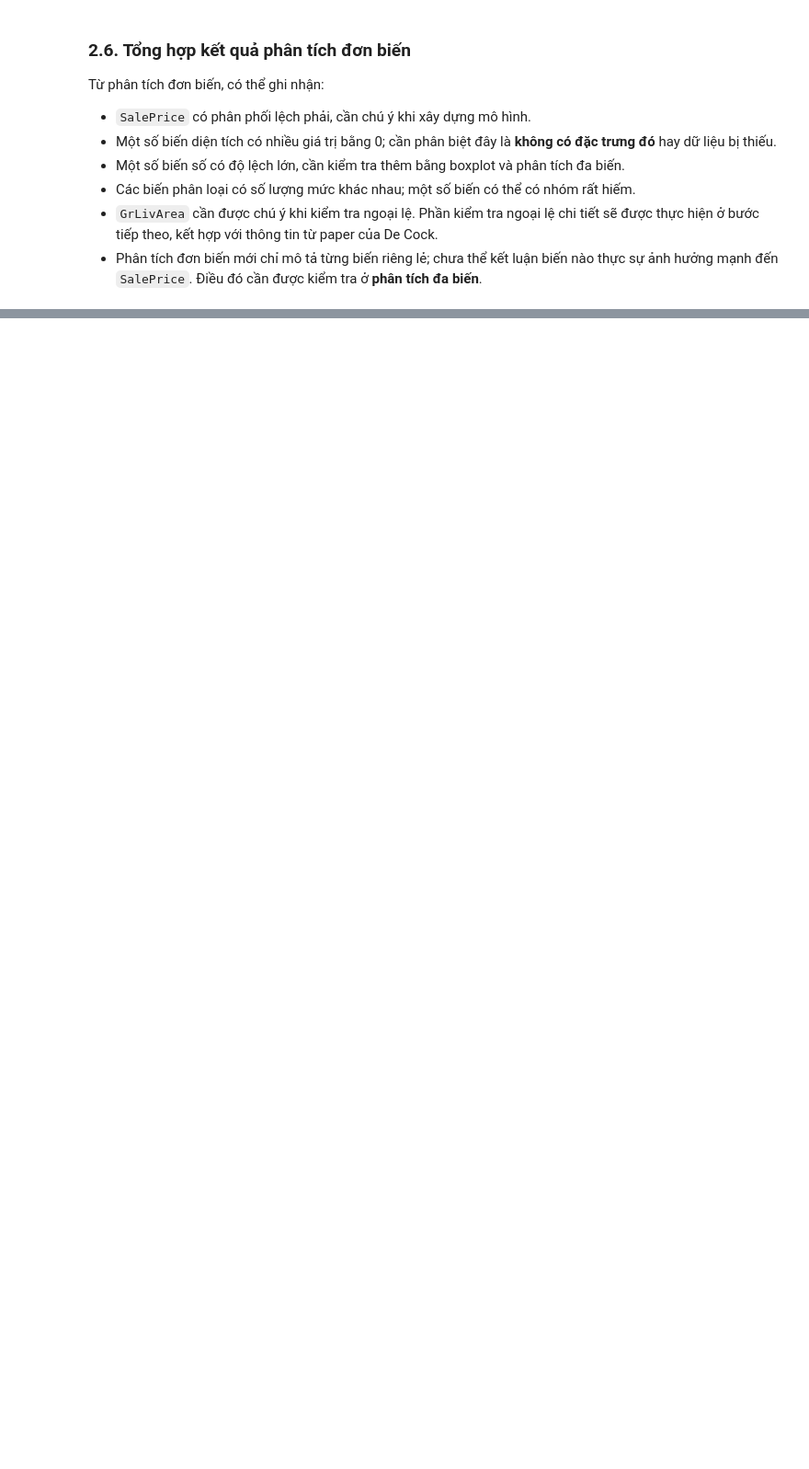
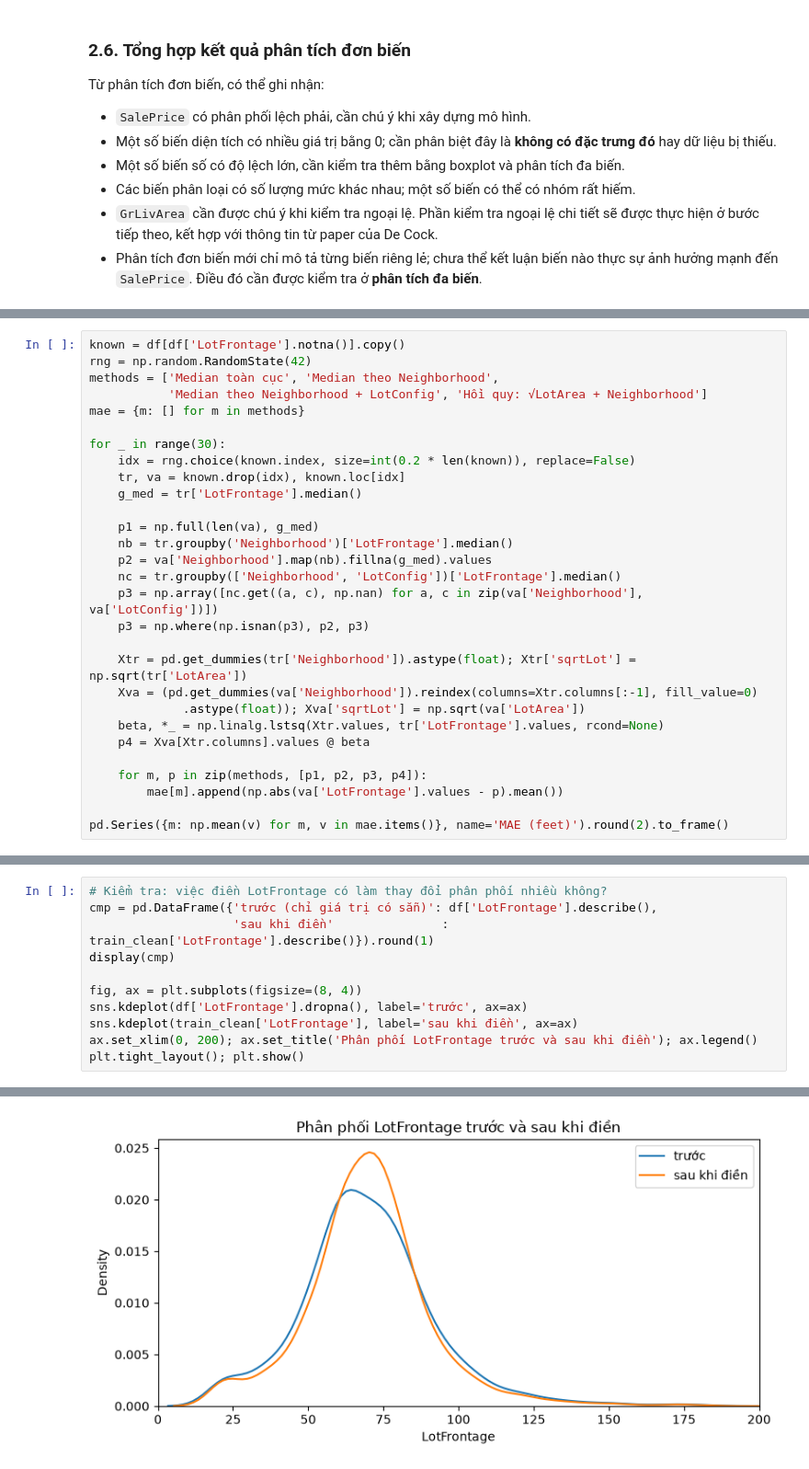
Before and after one commit to qannee/machine_learning, a Jupyter notebook: eda.ipynb, the cells around one changed output, grey strips where cells are left out. Shown at 92% size. Cells and saved outputs as stored; diff of their text form; blank space fills up the shorter version.

```diff
--- a/eda.ipynb
+++ b/eda.ipynb
@@ -334,0 +514,29 @@ Từ phân tích đơn biến, có thể ghi nhận:
+# %%
+known = df[df['LotFrontage'].notna()].copy()
+rng = np.random.RandomState(42)
+methods = ['Median toàn cục', 'Median theo Neighborhood',
+           'Median theo Neighborhood + LotConfig', 'Hồi quy: √LotArea + Neighborhood']
+mae = {m: [] for m in methods}
+
+for _ in range(30):
+    idx = rng.choice(known.index, size=int(0.2 * len(known)), replace=False)
+    tr, va = known.drop(idx), known.loc[idx]
+    g_med = tr['LotFrontage'].median()
+
+    p1 = np.full(len(va), g_med)
+    nb = tr.groupby('Neighborhood')['LotFrontage'].median()
+    p2 = va['Neighborhood'].map(nb).fillna(g_med).values
+    nc = tr.groupby(['Neighborhood', 'LotConfig'])['LotFrontage'].median()
+    p3 = np.array([nc.get((a, c), np.nan) for a, c in zip(va['Neighborhood'], va['LotConfig'])])
+    p3 = np.where(np.isnan(p3), p2, p3)
+
+    Xtr = pd.get_dummies(tr['Neighborhood']).astype(float); Xtr['sqrtLot'] = np.sqrt(tr['LotArea'])
+    Xva = (pd.get_dummies(va['Neighborhood']).reindex(columns=Xtr.columns[:-1], fill_value=0)
+             .astype(float)); Xva['sqrtLot'] = np.sqrt(va['LotArea'])
+    beta, *_ = np.linalg.lstsq(Xtr.values, tr['LotFrontage'].values, rcond=None)
+    p4 = Xva[Xtr.columns].values @ beta
+
+    for m, p in zip(methods, [p1, p2, p3, p4]):
+        mae[m].append(np.abs(va['LotFrontage'].values - p).mean())
+
+pd.Series({m: np.mean(v) for m, v in mae.items()}, name='MAE (feet)').round(2).to_frame()
@@ -334,0 +635,12 @@ Từ phân tích đơn biến, có thể ghi nhận:
+# %%
+# Kiểm tra: việc điền LotFrontage có làm thay đổi phân phối nhiều không?
+cmp = pd.DataFrame({'trước (chỉ giá trị có sẵn)': df['LotFrontage'].describe(),
+                    'sau khi điền'               : train_clean['LotFrontage'].describe()}).round(1)
+display(cmp)
+
+fig, ax = plt.subplots(figsize=(8, 4))
+sns.kdeplot(df['LotFrontage'].dropna(), label='trước', ax=ax)
+sns.kdeplot(train_clean['LotFrontage'], label='sau khi điền', ax=ax)
+ax.set_xlim(0, 200); ax.set_title('Phân phối LotFrontage trước và sau khi điền'); ax.legend()
+plt.tight_layout(); plt.show()
+# %% [output]
@@ -334,0 +656 @@ Từ phân tích đơn biến, có thể ghi nhận:
+[figure, added]
```
Also changed, not shown: parts of 33 cells of this notebook.
